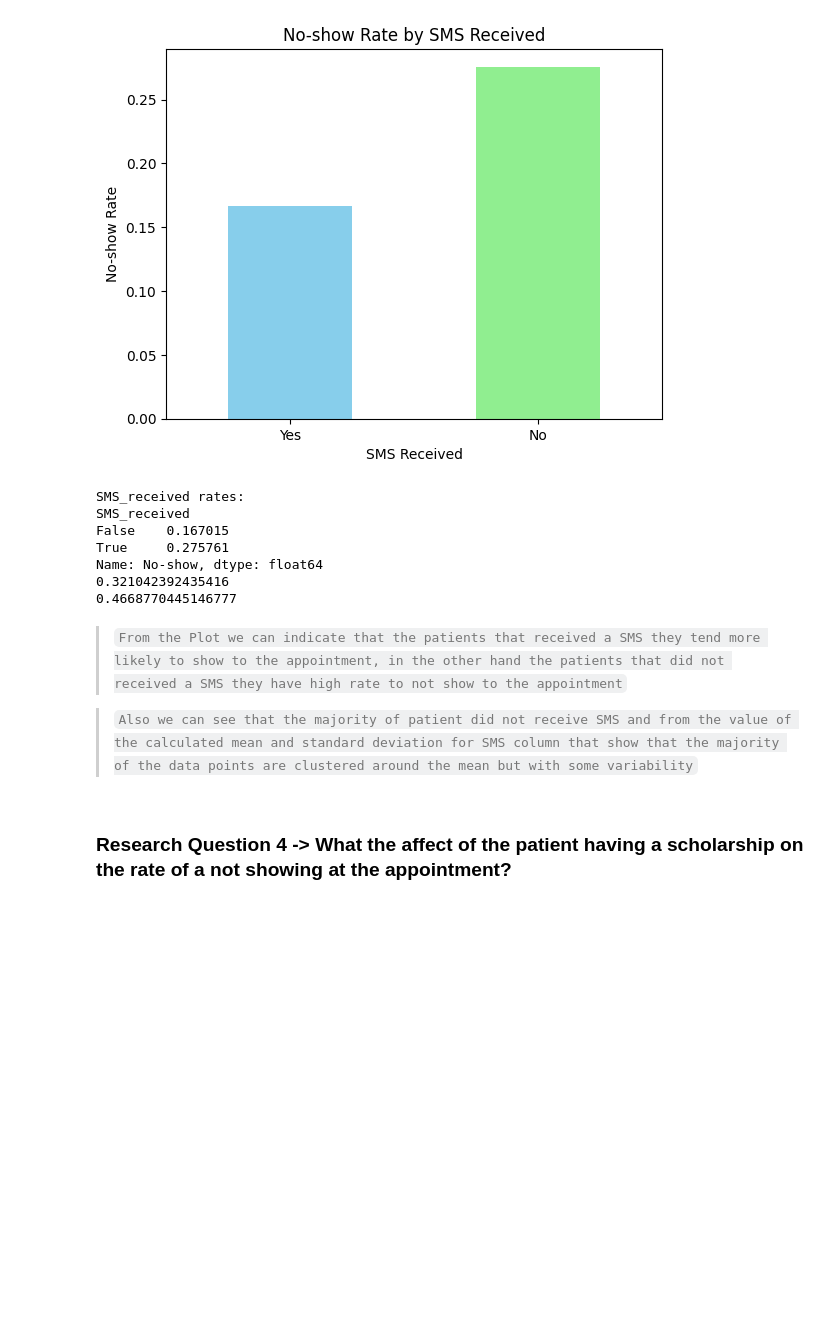
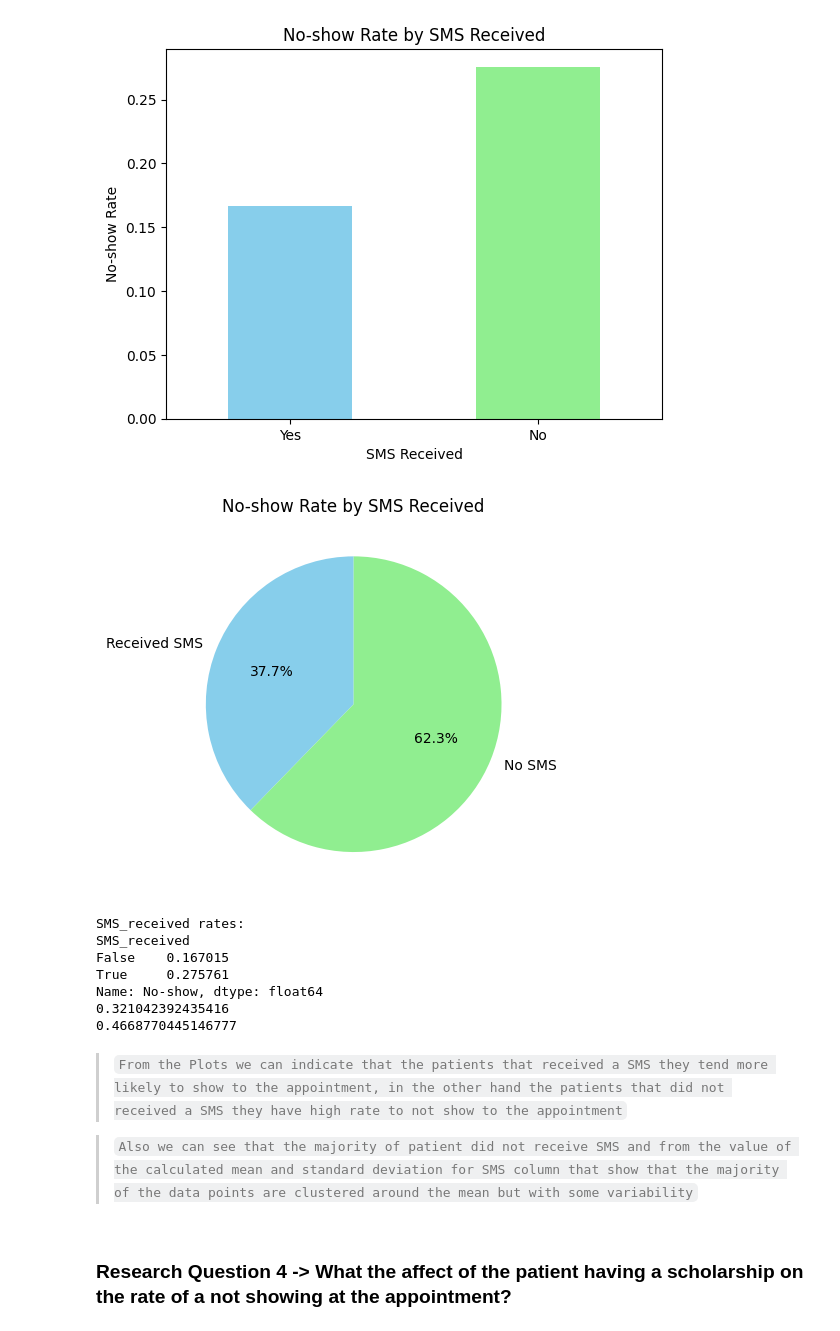
Before and after one commit to Rahaf0B/udacity-project1-Investigate-a-Dataset, a Jupyter notebook: Investigate_a_Dataset.ipynb, the cells around one changed output. Cells and saved outputs as stored; diff of their text form; code cells hidden in the pictures; blank space fills up the shorter version.

```diff
--- a/Investigate_a_Dataset.ipynb
+++ b/Investigate_a_Dataset.ipynb
@@ -508,6 +556,14 @@ pl.xticks(ticks=[1, 0], labels=['No', 'Yes'], rotation=0)
 pl.show()
 # %% [output]
 [figure]
+# %%
+#Plot a pie chart to display the SMS Received vs No SMS Received
+sms_no_show_mean.plot(kind='pie', labels=['Received SMS', 'No SMS'], autopct='%1.1f%%', startangle=90, colors=['skyblue', 'lightgreen'])
+pl.title('No-show Rate by SMS Received')
+pl.ylabel('')
+pl.show()
+# %% [output]
+[figure, added]
 # %%
 # Print the SMS_received rates
 print("SMS_received rates:")
@@ -523,7 +579,7 @@ Name: No-show, dtype: float64
 0.321042392435416
 0.4668770445146777
 # %% [markdown]
-> `From the Plot we can indicate that the patients that received a SMS they tend more likely to show to the appointment, in the other hand the patients that did not received a SMS they have high rate to not show to the appointment`
+> `From the Plots we can indicate that the patients that received a SMS they tend more likely to show to the appointment, in the other hand the patients that did not received a SMS they have high rate to not show to the appointment`
 
 > `Also we can see that the majority of patient did not receive SMS and from the value of the calculated mean and standard deviation for SMS column that show that the majority of the data points are clustered around the mean but with some variability`
 # %% [markdown]
```
Also changed, not shown: parts of 13 cells of this notebook, 1 other file.
